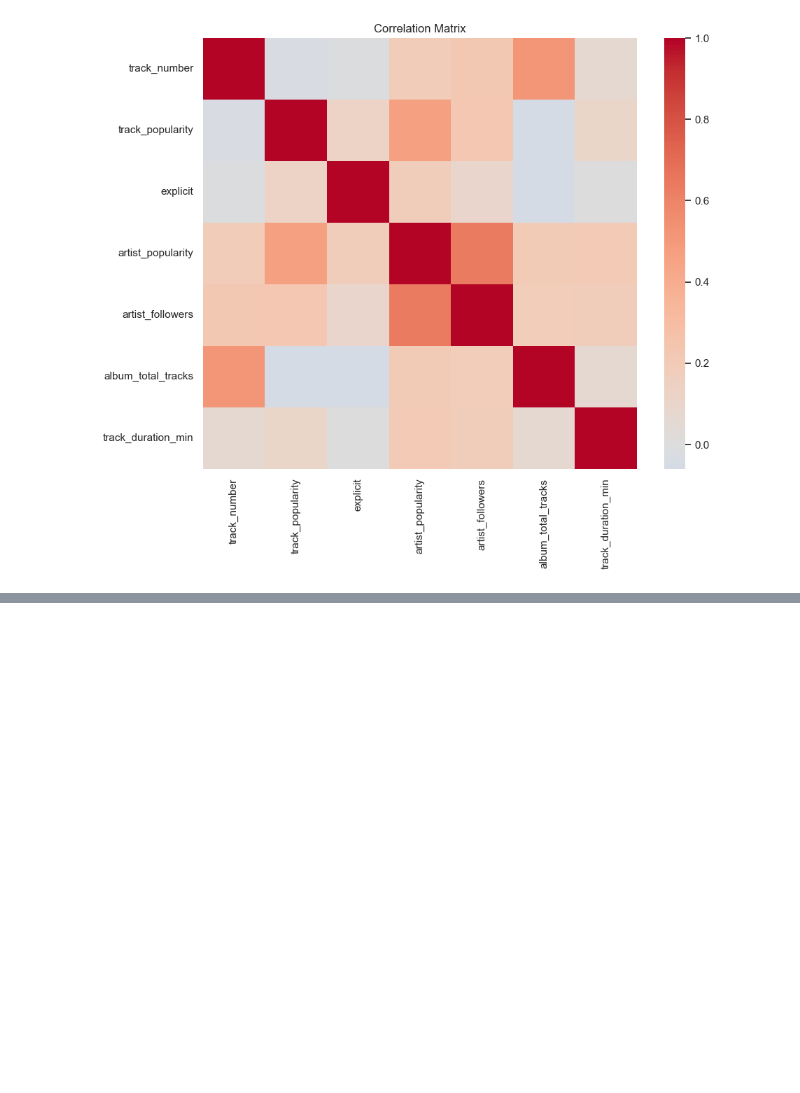
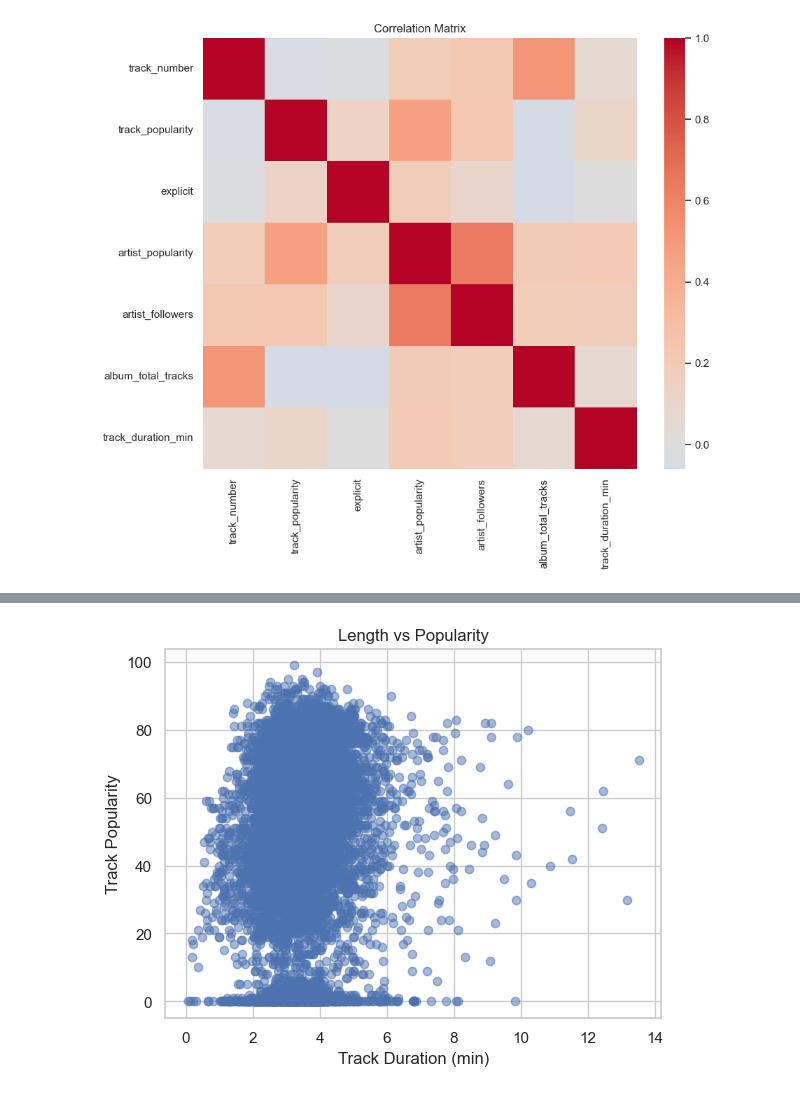
Before and after one commit to waltervogelmann/STAT486-Final-Project, a Jupyter notebook: notebooks/eda.ipynb, the cells around one changed output, grey strips where cells are left out. Cells and saved outputs as stored; diff of their text form; code cells hidden in the pictures; blank space fills up the shorter version.

```diff
--- a/notebooks/eda.ipynb
+++ b/notebooks/eda.ipynb
@@ -94,0 +137,15 @@ plt.show()
+# %%
+#Track lenght vs popularity
+
+plt.figure()
+plt.scatter(
+    pd.to_numeric(spot_dat['track_duration_min'], errors='coerce'),
+    pd.to_numeric(spot_dat['track_popularity'], errors='coerce'),
+    alpha=0.5
+)
+plt.xlabel("Track Duration (min)")
+plt.ylabel("Track Popularity")
+plt.title("Length vs Popularity")
+plt.show()
+# %% [output]
+[figure, added]
```
Also changed, not shown: parts of 8 cells of this notebook.
